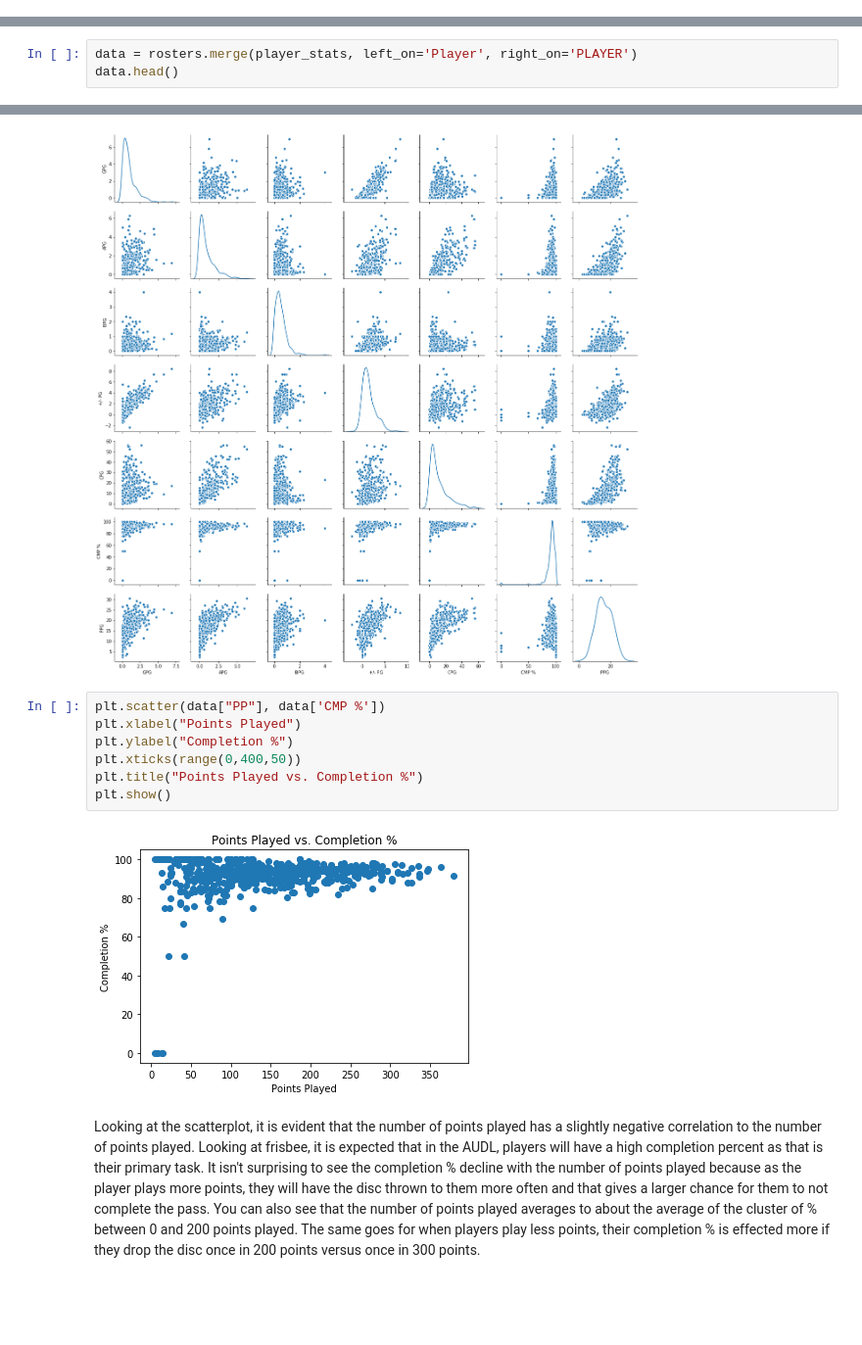
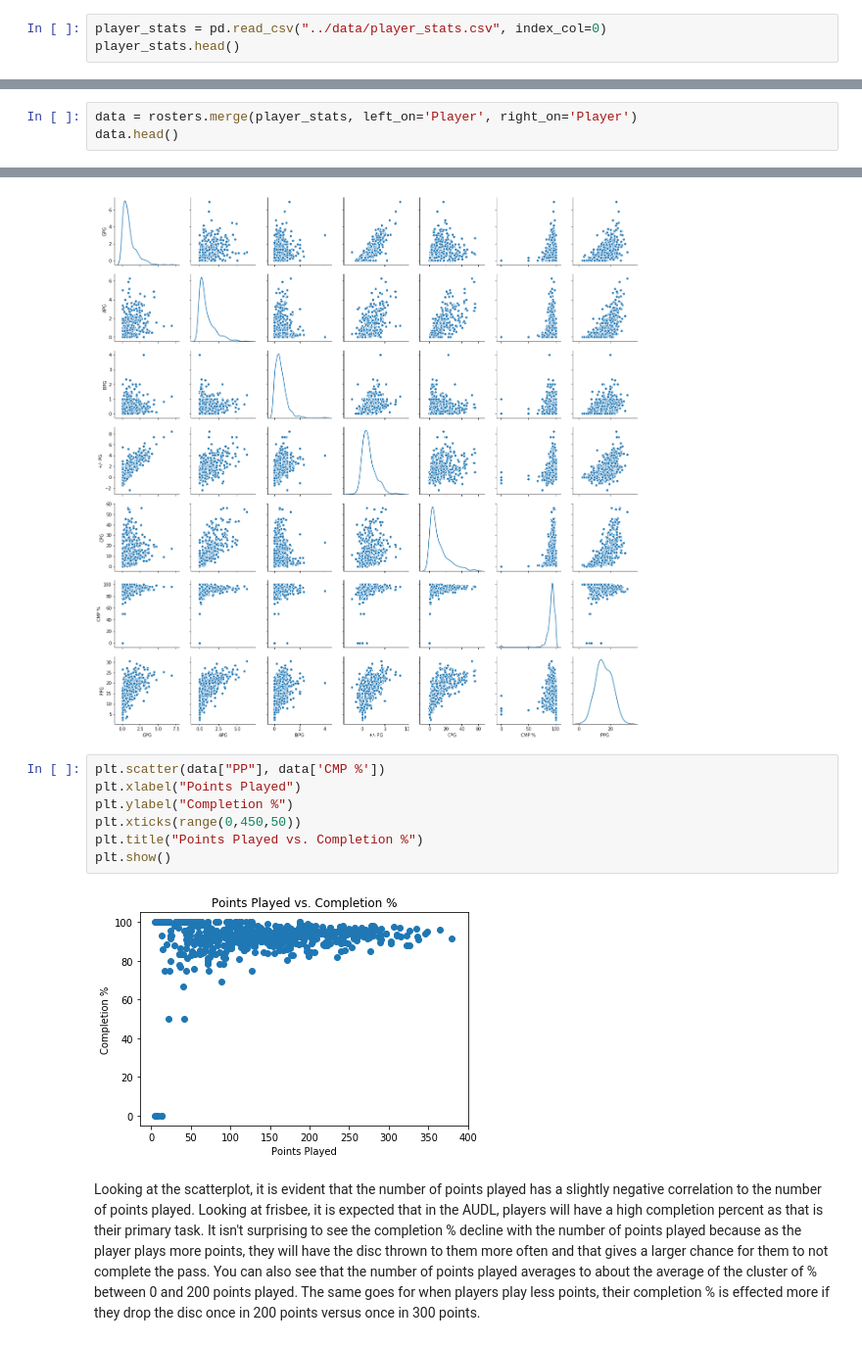
Before and after one commit to Samcfuchs/2950, a Jupyter notebook: notebooks/max.ipynb, the cells around one changed output, grey strips where cells are left out. Shown at 98% size. Cells and saved outputs as stored; diff of their text form; blank space fills up the shorter version.

```diff
--- a/notebooks/max.ipynb
+++ b/notebooks/max.ipynb
@@ -27,3 +27,6 @@ player_stats.head()
 | 2 | Ben Jagt | 15 | 67 | 4.47 | 64 | 4.27 | 14 | 0.93 | 111 | 7.40 | 287 | ... |
 | 3 | Max Sheppard | 14 | 61 | 4.36 | 68 | 4.86 | 9 | 0.64 | 103 | 7.36 | 295 | ... |
 | 4 | Eli Jaime | 10 | 52 | 5.20 | 12 | 1.20 | 4 | 0.40 | 61 | 6.10 | 101 | ... |
+# %%
+player_stats = pd.read_csv("../data/player_stats.csv", index_col=0)
+player_stats.head()
@@ -139,6 +149,6 @@ The subjects of this data collection are AUDL players, who were aware of this da
 
 Where can your raw source data be found, if applicable? Provide a link to the raw data (hosted in a Cornell Google Drive or Cornell Box).
 # %%
-data = rosters.merge(player_stats, left_on='Player', right_on='PLAYER')
+data = rosters.merge(player_stats, left_on='Player', right_on='Player')
 data.head()
 # %% [output]
@@ -185,12 +195,12 @@ plt.show()
 # %%
 plt.scatter(data["PP"], data['CMP %'])
 plt.xlabel("Points Played")
 plt.ylabel("Completion %")
-plt.xticks(range(0,400,50))
+plt.xticks(range(0,450,50))
 plt.title("Points Played vs. Completion %")
 plt.show()
 # %% [output]
-[figure, old version]
+[figure, new version]
 # %% [markdown]
 Looking at the scatterplot, it is evident that the number of points played has a slightly negative correlation to the number of points played. Looking at frisbee, it is expected that in the AUDL, players will have a high completion percent as that is their primary task. It isn't surprising to see the completion % decline with the number of points played because as the player plays more points, they will have the disc thrown to them more often and that gives a larger chance for them to not complete the pass. You can also see that the number of points played averages to about the average of the cluster of % between 0 and 200 points played. The same goes for when players play less points, their completion % is effected more if they drop the disc once in 200 points versus once in 300 points.
 # %%
```
Also changed, not shown: parts of 2 cells of this notebook, 1 other file.
